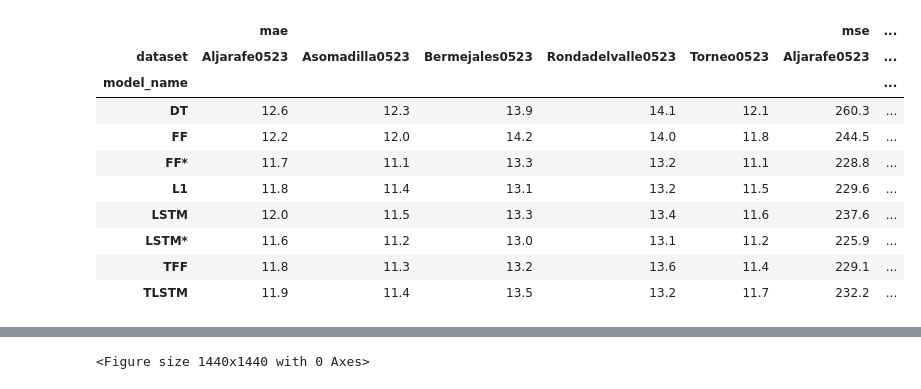
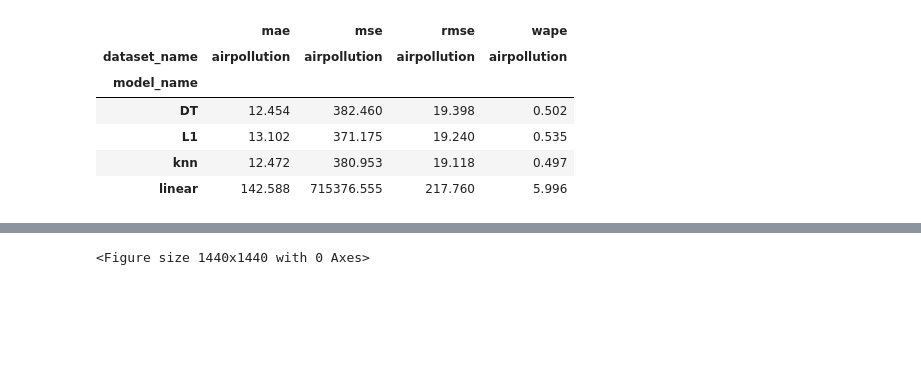
Before and after one commit to manjimnav/ResSelNetAirPollution, a Jupyter notebook: analysis.ipynb, the cells around one changed output, grey strips where cells are left out. Cells and saved outputs as stored; diff of their text form; code cells hidden in the pictures; blank space fills up the shorter version.

```diff
--- a/analysis.ipynb
+++ b/analysis.ipynb
@@ -10,12 +10,13 @@ pd.set_option('display.max_columns', 500)
 def get_best_results(metrics):
     model_params = [col for col in metrics.columns if 'model_params' in col or 'selection_params' in col ]
 
-    groupby_cols = ['dataset', 'selection_name', 'model_name', *model_params]
+    groupby_cols = ['dataset_name', 'selection_name', 'model_name', *model_params]
+
     grouped = metrics.groupby(groupby_cols, dropna=False)[["rmse_valid"]].mean()
 
     total_metrics_indexed = metrics.set_index(groupby_cols)
 
-    best_results = total_metrics_indexed.loc[grouped.groupby(['dataset', 'selection_name', 'model_name'], dropna=False).rmse_valid.idxmin(), ['rmse', 'mae', 'mse', 'mape', 'dataset_params_test_year', 'dataset_params_seq_len', 'dataset_params_crossval', "dataset_params_shift","dataset_params_pred_len",  'selected_features', 'duration', 'n_features']].reset_index()
+    best_results = total_metrics_indexed.loc[grouped.groupby(['dataset_name', 'selection_name', 'model_name'], dropna=False).rmse_valid.idxmin(), ['rmse', 'mae', 'mse', 'mape', 'wape', 'mase', 'dataset_params_test_year', 'dataset_params_seq_len', 'dataset_params_crossval', "dataset_params_shift","dataset_params_pred_len",  'selected_features', 'duration', 'n_features']].reset_index()
 
     return best_results
 
@@ -32,33 +33,28 @@ def count_features(feats):
 
     return result
 # %%
-total_metrics = pd.read_csv("results/ResSelNet/results_pollution_expanding_window.csv")
+total_metrics = pd.read_csv("results/airpollution/results_test.csv")
 
 total_metrics["n_features"] = total_metrics.selected_features.apply(eval).apply(count_features)
 # %%
 total_metrics['model_name'] = total_metrics['model_name'].replace({'decisiontree': 'DT', 'lstm': "LSTM"})
 total_metrics['selection_name'] = total_metrics['selection_name'].replace({'NoSelection': 'NS', 'TimeSelectionLayer': 'TSL', 'TimeSelectionLayerResidual': 'TSL'})
 
-total_metrics.loc[(total_metrics.selection_name=='TSL') & (total_metrics.model_name=='LSTM')  & (total_metrics.selection_params_residual), 'model_name'] = 'LSTM*'
+"""total_metrics.loc[(total_metrics.selection_name=='TSL') & (total_metrics.model_name=='LSTM')  & (total_metrics.selection_params_residual), 'model_name'] = 'LSTM*'
 total_metrics.loc[(total_metrics.selection_name=='TSL') & (total_metrics.model_name=='LSTM')& (~total_metrics.selection_params_residual.fillna(False)), 'model_name'] = 'TLSTM'
 total_metrics.loc[(total_metrics.selection_name=='TSL') & (total_metrics.model_name=='dense')& (total_metrics.selection_params_residual), 'model_name'] = 'FF*'
 total_metrics.loc[(total_metrics.selection_name=='TSL') & (total_metrics.model_name=='dense')& (~total_metrics.selection_params_residual.fillna(False)), 'model_name'] = 'TFF'
-
+"""
 total_metrics['model_name'] = total_metrics['model_name'].replace({'dense': 'FF', 'lasso': 'L1'})
-total_metrics['dataset'] = total_metrics['dataset_name'].apply(lambda x: x.capitalize()).replace({'Rondadelvalle': 'Ronda del valle'})
 # %%
 best_results = get_best_results(total_metrics)
-best_results.groupby(['dataset', 'model_name'], dropna=False)[['rmse', "mse", "mae", "duration", 'n_features', 'dataset_params_seq_len']].mean().reset_index().pivot(index = 'model_name', columns='dataset', values=['mae', 'mse', 'rmse']).round(1)#.to_latex('tables/efficacy.tex')
+best_results.groupby(['dataset_name', 'model_name'], dropna=False)[['rmse', "mse", "mae", "wape", "mase", "duration", 'n_features', 'dataset_params_seq_len']].mean().reset_index().pivot(index = 'model_name', columns='dataset_name', values=['mae', 'mse', 'rmse', 'wape']).round(3)#.to_latex('tables/efficacy.tex')
 # %% [output]
-|  | mae |  |  |  |  | mse | ... |
-| dataset | Aljarafe0523 | Asomadilla0523 | Bermejales0523 | Rondadelvalle0523 | Torneo0523 | Aljarafe0523 | ... |
-| model_name |  |  |  |  |  |  | ... |
-| DT | 12.6 | 12.3 | 13.9 | 14.1 | 12.1 | 260.3 | ... |
-| FF | 12.2 | 12.0 | 14.2 | 14.0 | 11.8 | 244.5 | ... |
-| FF* | 11.7 | 11.1 | 13.3 | 13.2 | 11.1 | 228.8 | ... |
-| L1 | 11.8 | 11.4 | 13.1 | 13.2 | 11.5 | 229.6 | ... |
-| LSTM | 12.0 | 11.5 | 13.3 | 13.4 | 11.6 | 237.6 | ... |
-| LSTM* | 11.6 | 11.2 | 13.0 | 13.1 | 11.2 | 225.9 | ... |
-| TFF | 11.8 | 11.3 | 13.2 | 13.6 | 11.4 | 229.1 | ... |
-| TLSTM | 11.9 | 11.4 | 13.5 | 13.2 | 11.7 | 232.2 | ... |
+|  | mae | mse | rmse | wape |
+| dataset_name | airpollution | airpollution | airpollution | airpollution |
+| model_name |  |  |  |  |
+| DT | 12.454 | 382.460 | 19.398 | 0.502 |
+| L1 | 13.102 | 371.175 | 19.240 | 0.535 |
+| knn | 12.472 | 380.953 | 19.118 | 0.497 |
+| linear | 142.588 | 715376.555 | 217.760 | 5.996 |
 # %%
```
Also changed, not shown: parts of 3 cells of this notebook, 10 other files.
